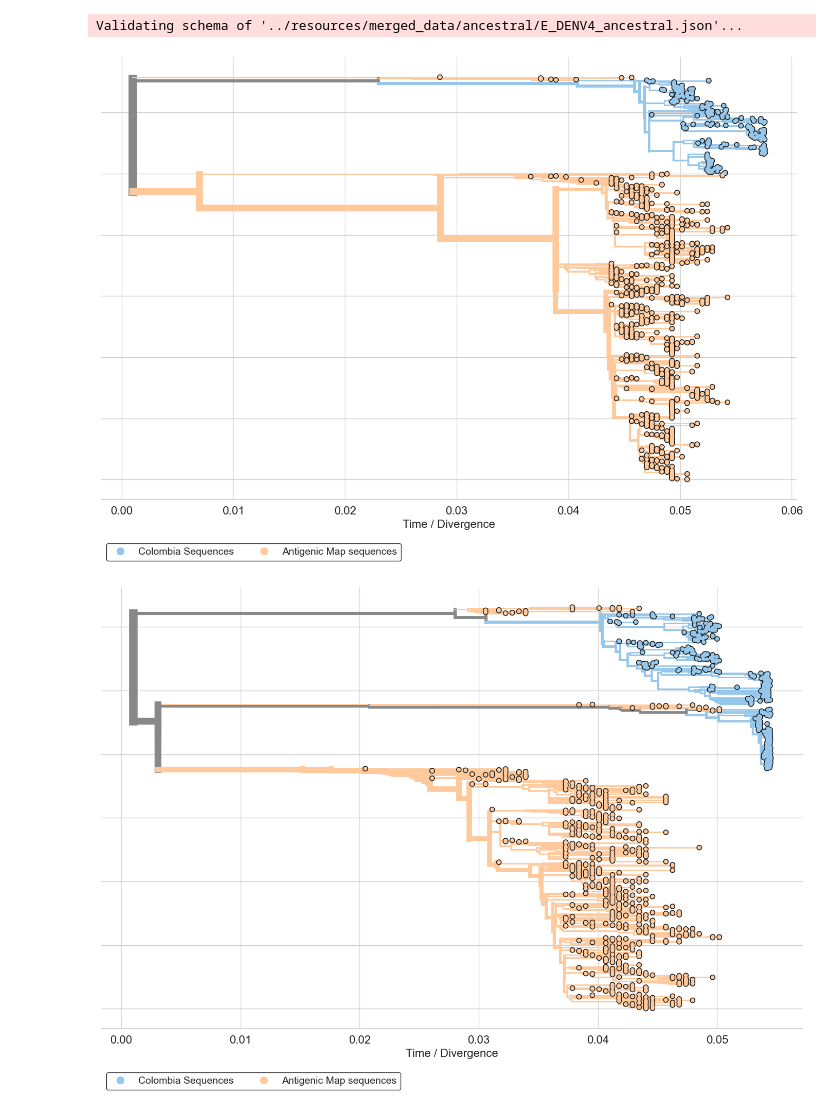
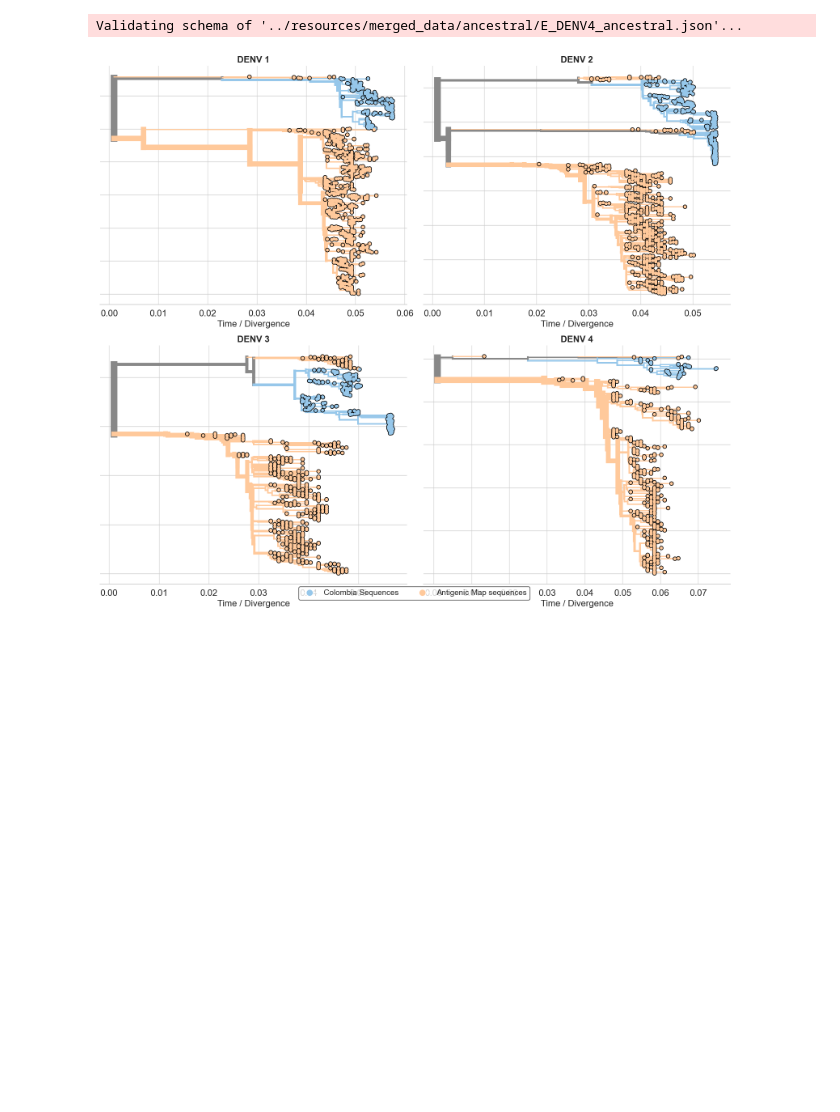
Before and after one commit to dirreno/denv-cross-inmunity, a Jupyter notebook: notebooks/distances.ipynb, the cells around one changed output. Drawn from its saved outputs; the diff is of its cells as text; code cells hidden in the pictures; blank space fills up the shorter version.

```diff
--- a/notebooks/distances.ipynb
+++ b/notebooks/distances.ipynb
@@ -343,7 +343,9 @@ for i in range(4):
     df = df.rename(columns={
         "Virus name": "strain",
         "Collection date": "date",
-        "Location": "location"
+        "Location": "location",
+        "Genotype": "genotype",
+        "Lineage": "lineage",
     })
 
     location_split = df["location"].str.split(" / ", expand=True)
@@ -352,7 +354,7 @@ for i in range(4):
     df["country"] = location_split[1]
     df["division"] = location_split[2]
 
-    metadata = df[["strain", "date", "region", "country", "division"]]
+    metadata = df[["strain", "date", "region", "country", "division", "genotype", "lineage"]]
 
     metadata.to_csv(META_CLEAN_COL.format(serotype), sep="\t", index=False)
 # %% [output]
@@ -2011,8 +2013,14 @@ from matplotlib.lines import Line2D
 import warnings
 
 warnings.filterwarnings("ignore", category=SyntaxWarning)
-for s in range(4):
+
+fig, axes = plt.subplots(2, 2, figsize=(16, 14))
+axes = axes.flatten()
+
+for idx, s in enumerate(range(4)):
     sero = s + 1
+    ax = axes[idx]
+
     ll = bt.loadNewick(TIME_TREE_MERGE.format(sero))
     df = pd.read_csv(META_MERGE.format(sero), sep='\t')
     df['country'] = df['country'].fillna('').str.strip().str.lower()
@@ -2038,42 +2046,42 @@ for s in range(4):
                         break
             leaf_colors[name] = "#96c7ea" if match == 'COL' else ("#ffc99b" if match == 'EXP' else "#888888")
 
     def c_func(k):
         if k.branchType == 'leaf':
             return leaf_colors.get(k.name, "#888888")
         has_col = has_exp = False
         for d in k.leaves:
             d_name = d.name if hasattr(d, 'name') else d
             c = leaf_colors.get(d_name, "#888888")
             if c == "#96c7ea": has_col = True
             if c == "#ffc99b": has_exp = True
             if has_col and has_exp: return "#888888"
         return "#96c7ea" if has_col else ("#ffc99b" if has_exp else "#888888")
 
     L = sum(1 for k in ll.Objects if k.branchType == 'leaf')
     b_func = lambda k: 2 + 10.0 * len(k.leaves) / L if k.branchType == 'node' else 2
 
-    fig, ax = plt.subplots(figsize=(14, 10))
     ll.plotTree(ax, width=b_func, colour=c_func, zorder=20000)
     ll.plotPoints(ax, size=30, colour=c_func, zorder=20002)
 
     for loc in ['left', 'right', 'top']: ax.spines[loc].set_visible(False)
     ax.grid(axis='x', ls='-', color='grey', alpha=0.3)
     ax.tick_params(axis='y', size=0)
     ax.tick_params(axis='x', labelsize=16)
     ax.set_xlabel('Time / Divergence', fontsize=16)
     ax.set_yticklabels([])
+    ax.set_title(f"DENV {sero}", fontsize=16, fontweight='bold')
 
-    legend = [
-        Line2D([0], [0], marker='o', color='w', label='Colombia Sequences', markerfacecolor='#96c7ea', markersize=12),
-        Line2D([0], [0], marker='o', color='w', label='Antigenic Map sequences', markerfacecolor='#ffc99b', markersize=12)
-    ]
-    ax.legend(handles=legend, loc='lower left', bbox_to_anchor=(0, -0.15),
-              fontsize=14, frameon=True, edgecolor='black', ncol=3)
+legend_elements = [
+    Line2D([0], [0], marker='o', color='w', label='Colombia Sequences', markerfacecolor='#96c7ea', markersize=12),
+    Line2D([0], [0], marker='o', color='w', label='Antigenic Map sequences', markerfacecolor='#ffc99b', markersize=12)
+]
+fig.legend(handles=legend_elements, loc='lower center', bbox_to_anchor=(0.5, 0.02),
+           fontsize=14, frameon=True, edgecolor='black', ncol=2)
 
-    plt.tight_layout()
-    plt.savefig(f"../Figures/Supplementary/DENV{sero}_merged_col_exp.jpeg", dpi=300, bbox_inches='tight')
-    plt.show()
+plt.tight_layout()
+plt.savefig("../Figures/Supplementary/DENV_all_serotypes_col_exp.jpeg", dpi=300, bbox_inches='tight')
+plt.show()
+plt.close()
 # %% [output]
-[figure, old version]
+[figure, new version]
-[figure, removed]
```
Also changed, not shown: parts of 2 cells of this notebook, 7 other files.
